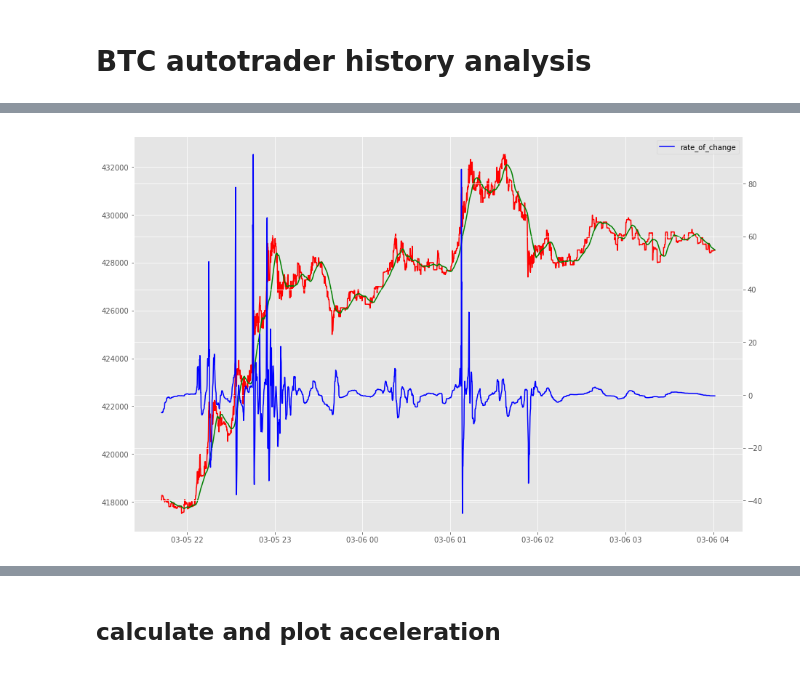
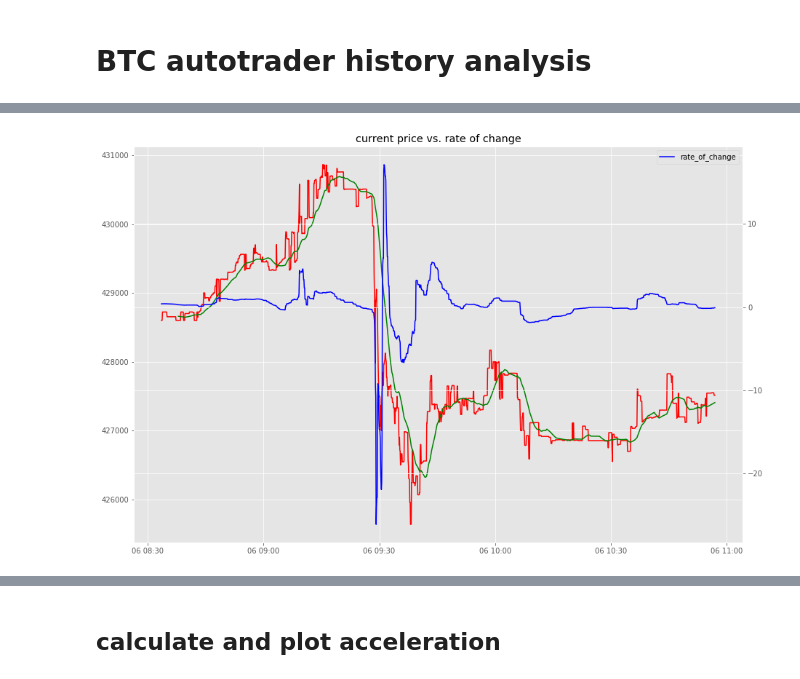
Before and after one commit to soujiro0725/finance-stats, a Jupyter notebook: btc-autotrader-history.ipynb, the cells around one changed output, grey strips where cells are left out. Drawn from its saved outputs; the diff is of its cells as text; code cells hidden in the pictures.

```diff
--- a/btc-autotrader-history.ipynb
+++ b/btc-autotrader-history.ipynb
@@ -15,7 +15,7 @@ import matplotlib.dates as mdates
 #import seaborn as sns
 plt.style.use('ggplot')
 # %%
-csv_file = '../btc-autotrader/lib/data/log/2019-03-05T21:42:24.255151.csv'
+csv_file = '../btc-autotrader/lib/data/log/2019-03-06T08:33:30.701818.csv'
 # %%
 df = pd.read_csv(csv_file, names=('datetime', 'cash', 'btc_in_possession', 'btc_current_price', 'position', 'rate_of_change', 'total_value'))
 # %%
@@ -41,11 +41,12 @@ df.tail()
 # %%
 fig, ax1 = plt.subplots(figsize=(15,10))
 ax2 = ax1.twinx()
 #plt.plot(df.datetime, df.cash)
 ax1.plot(df.datetime, df.btc_current_price, color='r')
 ax1.plot(df.datetime, df.btc_current_price.rolling(50).mean(), color='g')
 ax2.plot(df.datetime, df.rate_of_change, color='b')
+plt.title("current price vs. rate of change")
 plt.legend()
 plt.show()
 # %% [output]
-[figure, old version]
+[figure, new version]
```
Also changed, not shown: parts of 24 cells of this notebook.
